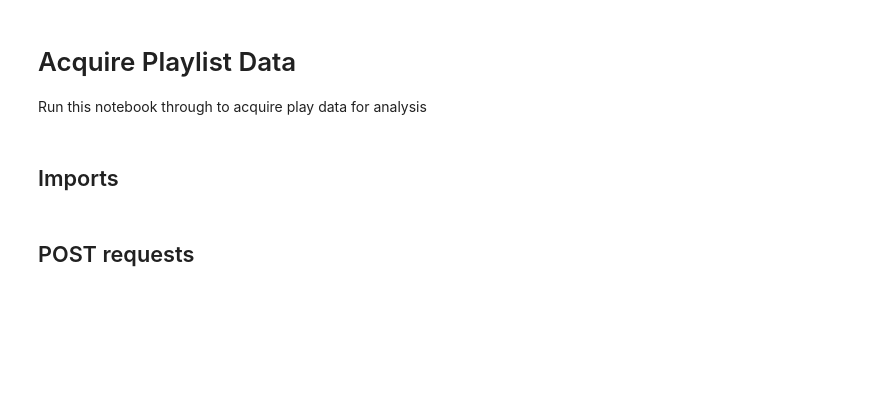
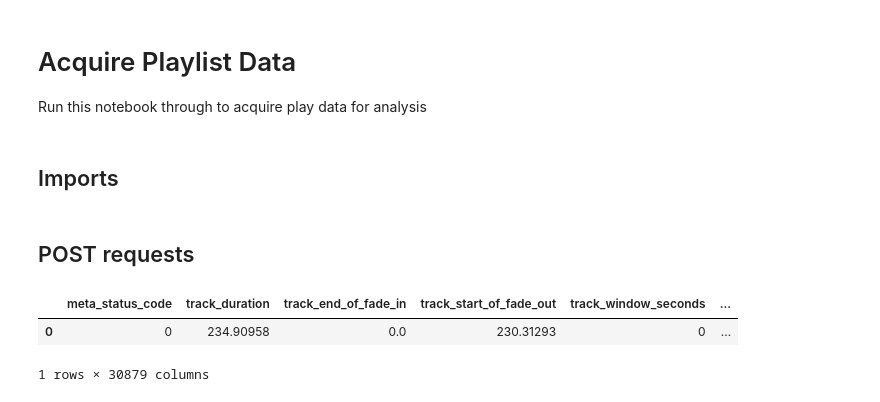
Before and after one commit to Ben-Oren/spotify_analysis, a Jupyter notebook: notebooks/task_notebooks/acquire_playlist_data.ipynb, the cells around one changed output. Drawn from its saved outputs; the diff is of its cells as text; code cells hidden in the pictures; blank space fills up the shorter version.

```diff
--- a/notebooks/task_notebooks/acquire_playlist_data.ipynb
+++ b/notebooks/task_notebooks/acquire_playlist_data.ipynb
@@ -27,3 +27,13 @@ from src import api
 # GET overall data from specific playlist data
 
 playlist_response = api.get_playlist_response('https://api.spotify.com/v1/playlists/1oqsGOPQF8TqVtiFdfqkd6')
+
+# parse song IDs in RESPONSE from sp. playlist
+
+song_ids = api.parse_playlist_song_ids(playlist_response)
+
+# GET low-level audio data from first song
+
+track_data = api.get_raw_data_track(song_ids[0])
+
+track_frame = api.unpack_json(track_data)
@@ -39,0 +40,6 @@ track_frames = api.unpack_json(track_data)
+# %%
+track_frame
+# %% [output]
+|  | meta_status_code | track_duration | track_end_of_fade_in | track_start_of_fade_out | track_window_seconds | ... |
+| 0 | 0 | 234.90958 | 0.0 | 230.31293 | 0 | ... |
+1 rows × 30879 columns
```
Also changed, not shown: parts of 3 cells of this notebook, 2 other files.
